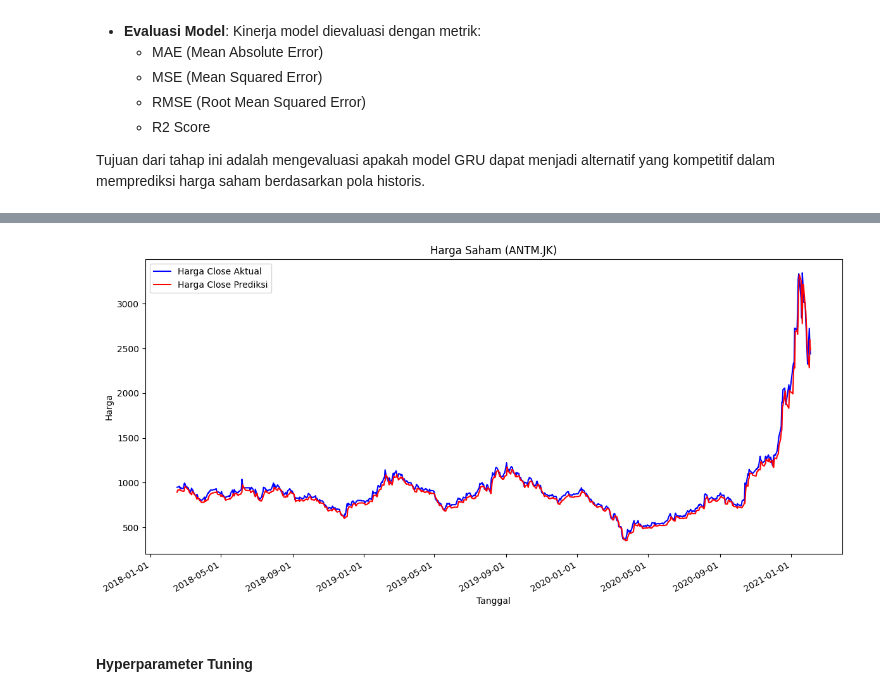
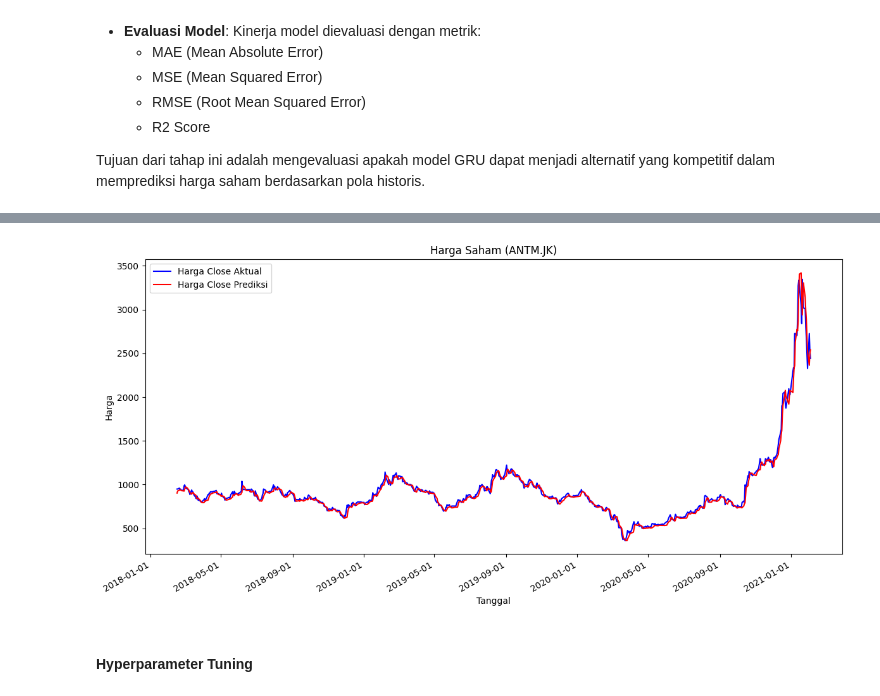
Before and after one commit to Benevito535220222/ML_Forcasting_ANTAM.JK, a Jupyter notebook: main.ipynb, the cells around one changed output, grey strips where cells are left out. Saved outputs shown, nothing was run; the diff lists cells and outputs as text; code cells hidden in the pictures.

```diff
--- a/main.ipynb
+++ b/main.ipynb
@@ -205,33 +205,28 @@ Pada tahap ini dilakukan serangkaian proses untuk membangun dan mengevaluasi mod
 
 Tujuan akhir dari tahap ini adalah mengetahui seberapa baik model LSTM dalam memprediksi harga saham berdasarkan data historis.
 # %%
-# Model LStM
 model = Sequential()
-model.add(LSTM(units=50, return_sequences=True, input_shape=(X_train.shape[1], X_train.shape[2])))
-model.add(LSTM(units=50))
+model.add(LSTM(units=32, return_sequences=True, input_shape=(X_train.shape[1], X_train.shape[2])))
+model.add(LSTM(units=32))
 model.add(Dense(1))
 model.compile(optimizer="adam", loss="mean_squared_error")
 
-# latih model
-history = model.fit(X_train, y_train, epochs=20, batch_size=32, validation_data=(X_test, y_test))
+# Latih model
+history = model.fit(X_train, y_train, epochs=10, batch_size=32, validation_data=(X_test, y_test))
 
-# Lakukan prediksi
+# Prediksi
 predicted = model.predict(X_test)
 
-# Inverse transform prediksi untuk dibandingkan
-full_scaler = MinMaxScaler()
-full_scaler.fit(data)
-
-# Buat array untuk hasil prediksi
+# Siapkan array agar bisa di-inverse transform (jumlah kolom sama dengan data asli)
 y_test_full = np.zeros((y_test.shape[0], data.shape[1]))
 y_test_full[:, 1] = y_test
 
 predicted_full = np.zeros((predicted.shape[0], data.shape[1]))
 predicted_full[:, 1] = predicted.reshape(-1)
 
-# Lakukan inverse transform
-y_test_rescaled = full_scaler.inverse_transform(y_test_full)[:, 1]
-predicted_rescaled = full_scaler.inverse_transform(predicted_full)[:, 1]
+# Inverse transform
+y_test_rescaled = scaler.inverse_transform(y_test_full)[:, 1]
+predicted_rescaled = scaler.inverse_transform(predicted_full)[:, 1]
 
 # Visualisasi
 plt.figure(figsize=(12, 6))
@@ -246,7 +241,7 @@ plt.gcf().autofmt_xdate()
 plt.tight_layout()
 plt.show()
 
-# Evaluasi
+# Evaluasi performa model
 lstm_mae = mean_absolute_error(y_test_rescaled, predicted_rescaled)
 lstm_mse = mean_squared_error(y_test_rescaled, predicted_rescaled)
 lstm_rmse = np.sqrt(lstm_mse)
@@ -291,31 +286,27 @@ Tujuan dari tahap ini adalah mengevaluasi apakah model GRU dapat menjadi alterna
 # %%
 # Model GRU
 model = Sequential()
-model.add(GRU(units=50, return_sequences=True, input_shape=(X_train.shape[1], X_train.shape[2])))
-model.add(GRU(units=50))
+model.add(GRU(units=32, return_sequences=True, input_shape=(X_train.shape[1], X_train.shape[2])))
+model.add(GRU(units=32))
 model.add(Dense(1))
 model.compile(optimizer="adam", loss="mean_squared_error")
 
 # Latih model
-history = model.fit(X_train, y_train, epochs=20, batch_size=32, validation_data=(X_test, y_test))
+history = model.fit(X_train, y_train, epochs=10, batch_size=32, validation_data=(X_test, y_test))
 
 # Lakukan prediksi
 predicted = model.predict(X_test)
 
-# Inverse transform prediksi untuk dibandingkan
-full_scaler = MinMaxScaler()
-full_scaler.fit(data)
-
-# Buat array untuk hasil prediksi
+# Siapkan array agar bisa di-inverse transform (jumlah kolom sama dengan data asli)
 y_test_full = np.zeros((y_test.shape[0], data.shape[1]))
 y_test_full[:, 1] = y_test
 
 predicted_full = np.zeros((predicted.shape[0], data.shape[1]))
 predicted_full[:, 1] = predicted.reshape(-1)
 
-# Lakukan inverse transform
-y_test_rescaled = full_scaler.inverse_transform(y_test_full)[:, 1]
-predicted_rescaled = full_scaler.inverse_transform(predicted_full)[:, 1]
+# Inverse transform
+y_test_rescaled = scaler.inverse_transform(y_test_full)[:, 1]
+predicted_rescaled = scaler.inverse_transform(predicted_full)[:, 1]
 
 # Visualisasi
 plt.figure(figsize=(12, 6))
@@ -355,5 +346,5 @@ Epoch 20/20
 24/24 [==============================] - 1s 11ms/step
-[figure, old version]
+[figure, new version]
 # %% [markdown]
 #### Hyperparameter Tuning
 # %% [markdown]
```
Also changed, not shown: parts of 7 cells of this notebook, 1 other file.
